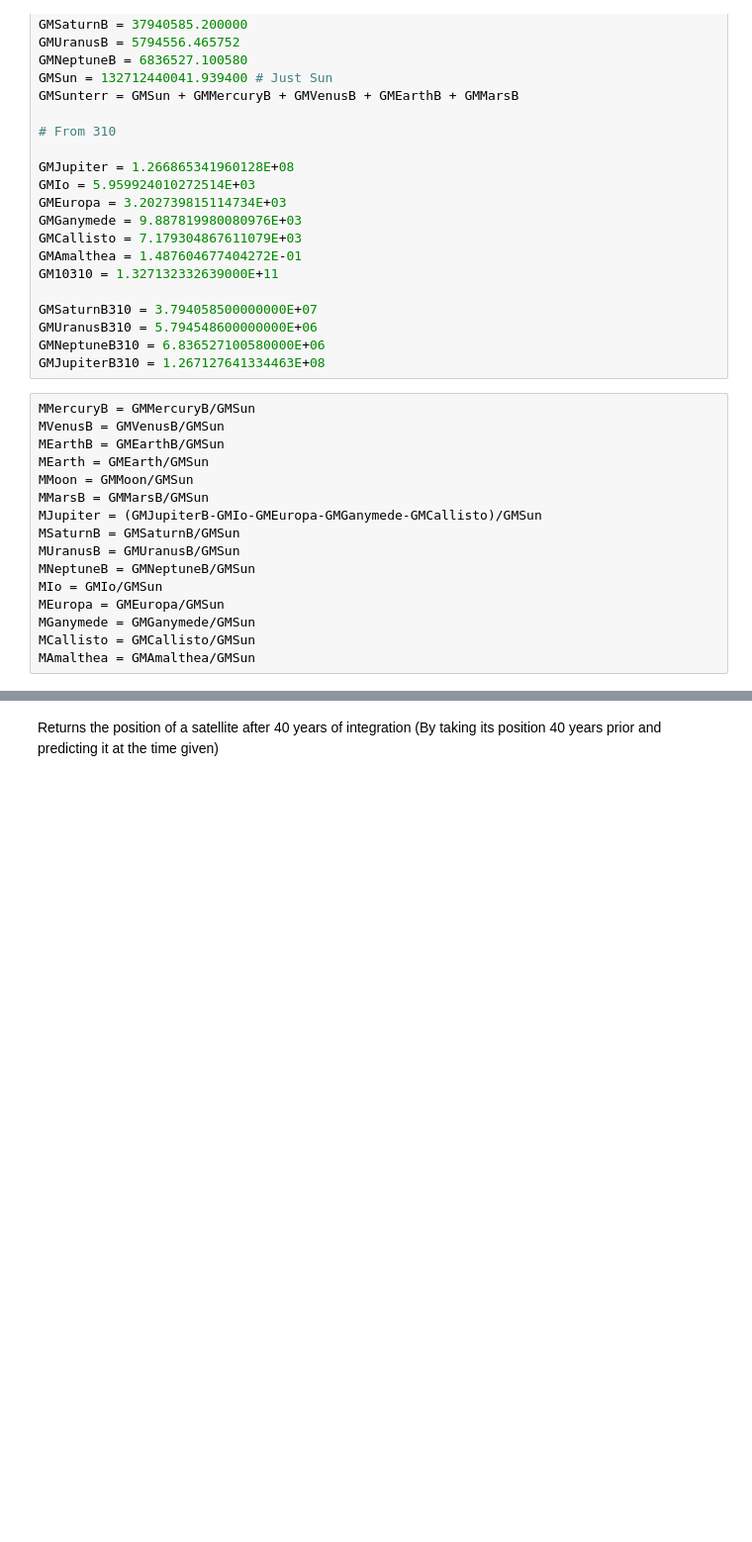
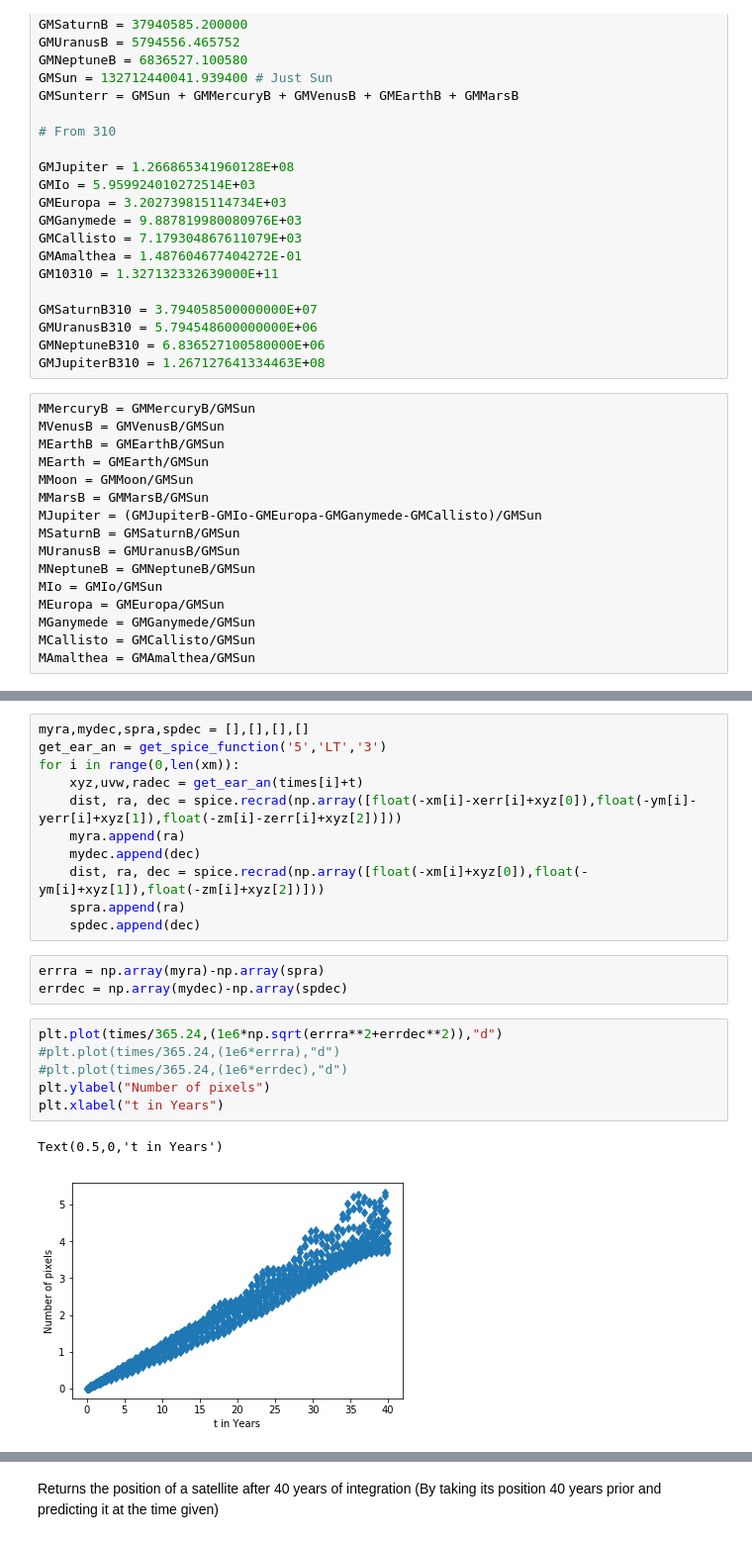
Before and after one commit to Alexandros101/Irregular-Satellites, a Jupyter notebook: ImageScanner.ipynb, the cells around one changed output, grey strips where cells are left out. Shown at 99% size. Cells and saved outputs as stored; diff of their text form; blank space fills up the shorter version.

```diff
--- a/ImageScanner.ipynb
+++ b/ImageScanner.ipynb
@@ -420,3 +456,26 @@ Wall time: 24.6 s
+# %%
+myra,mydec,spra,spdec = [],[],[],[]
+get_ear_an = get_spice_function('5','LT','3')
+for i in range(0,len(xm)):
+    xyz,uvw,radec = get_ear_an(times[i]+t)
+    dist, ra, dec = spice.recrad(np.array([float(-xm[i]-xerr[i]+xyz[0]),float(-ym[i]-yerr[i]+xyz[1]),float(-zm[i]-zerr[i]+xyz[2])]))
+    myra.append(ra)
+    mydec.append(dec)
+    dist, ra, dec = spice.recrad(np.array([float(-xm[i]+xyz[0]),float(-ym[i]+xyz[1]),float(-zm[i]+xyz[2])]))
+    spra.append(ra)
+    spdec.append(dec)
+# %%
+errra = np.array(myra)-np.array(spra)
+errdec = np.array(mydec)-np.array(spdec)
+# %%
+plt.plot(times/365.24,(1e6*np.sqrt(errra**2+errdec**2)),"d")
+#plt.plot(times/365.24,(1e6*errra),"d")
+#plt.plot(times/365.24,(1e6*errdec),"d")
+plt.ylabel("Number of pixels")
+plt.xlabel("t in Years")
+# %% [output]
+Text(0.5,0,'t in Years')
+[figure, added]
 # %%
 ts = 2452993.114031909+40*365.25
 get_pans = get_astroquery_function('5','astrometric','f51')
```
Also changed, not shown: parts of 20 cells of this notebook, 2 other files.
